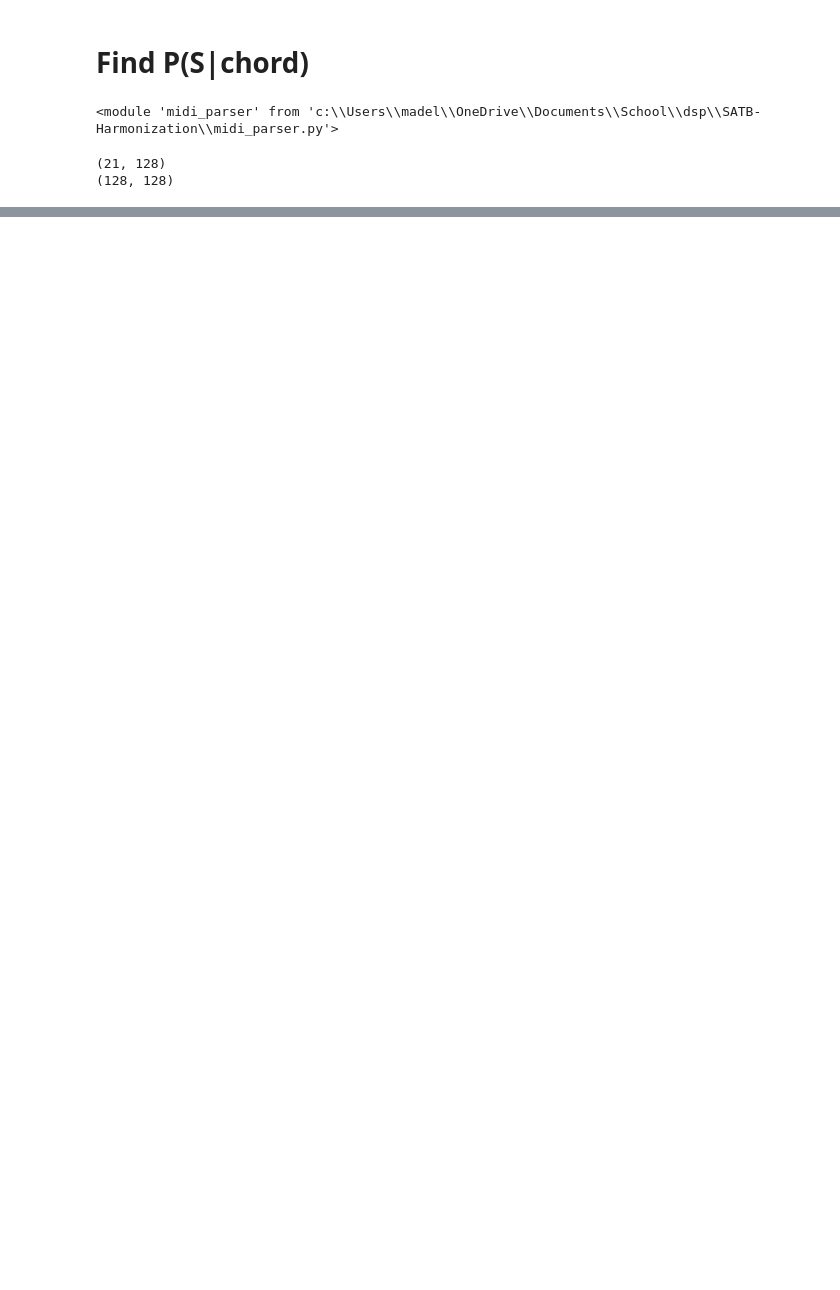
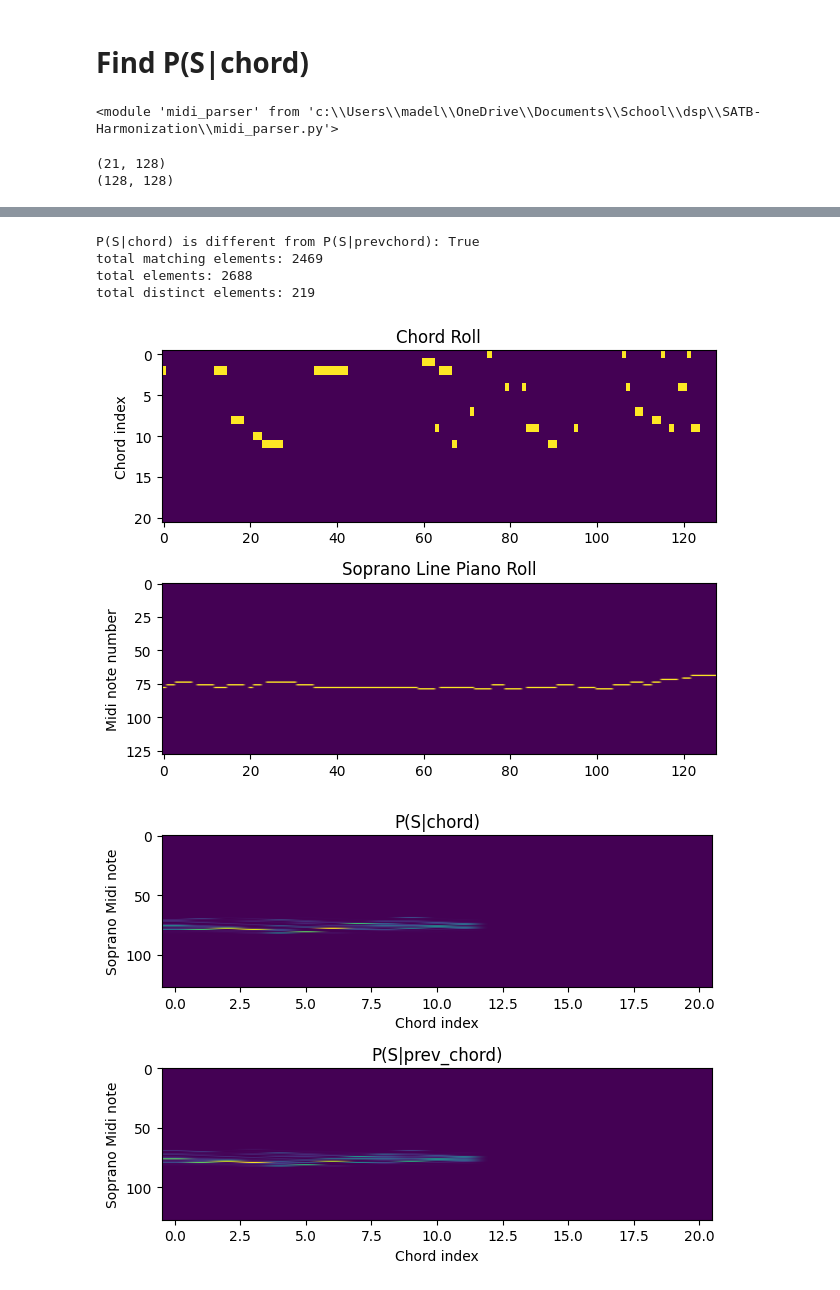
Before and after one commit to Charmunk/SATB-Harmonization, a Jupyter notebook: chord_to_s.ipynb, the cells around one changed output, grey strips where cells are left out. Drawn from its saved outputs; the diff is of its cells as text; code cells hidden in the pictures; blank space fills up the shorter version.

Commit message:
chord_to_s yayy

```diff
--- a/chord_to_s.ipynb
+++ b/chord_to_s.ipynb
@@ -15,6 +11,7 @@ importlib.reload(mp)
 <module 'midi_parser' from 'c:\\Users\\madel\\OneDrive\\Documents\\School\\dsp\\SATB-Harmonization\\midi_parser.py'>
 # %%
 chord_to_idx = mp.getRootToIdxDict()
+dataset_dir = "dataset/1/train"
 # %%
 import glob
 indir = "insert_path_here"
@@ -112,0 +77,40 @@ total distinct elements: 24
+# %%
+[chord_to_s, prevchord_to_s] = getChordToS(dataset_dir, debug=False)
+
+plt.figure(1)
+plt.subplot(211)
+plt.title("Chord Roll")
+plt.ylabel("Chord index")
+plt.imshow(chord_roll, aspect='auto')
+plt.subplot(212)
+plt.title("Soprano Line Piano Roll")
+plt.ylabel("Midi note number")
+plt.imshow(S, aspect='auto')
+plt.tight_layout()
+
+plt.figure(2)
+plt.subplot(211)
+plt.title("P(S|chord)")
+plt.ylabel("Soprano Midi note")
+plt.xlabel("Chord index")
+plt.imshow(chord_to_s, aspect='auto')
+plt.subplot(212)
+plt.title("P(S|prev_chord)")
+plt.ylabel("Soprano Midi note")
+plt.xlabel("Chord index")
+plt.imshow(prevchord_to_s, aspect='auto')
+plt.tight_layout()
+
+matching_elems = np.sum(np.isclose(prevchord_to_s, chord_to_s))
+total_elems = np.shape(chord_to_s)[0]*np.shape(chord_to_s)[1]
+print(f"P(S|chord) is different from P(S|prevchord): {not(matching_elems == total_elems)}")
+print(f"total matching elements: {matching_elems}")
+print(f"total elements: {total_elems}")
+print(f"total distinct elements: {np.abs(total_elems - matching_elems)}")
+# %% [output]
+P(S|chord) is different from P(S|prevchord): True
+total matching elements: 2469
+total elements: 2688
+total distinct elements: 219
+[figure, added]
+[figure, added]
```
Also changed, not shown: parts of 3 cells of this notebook, 1 other file.
